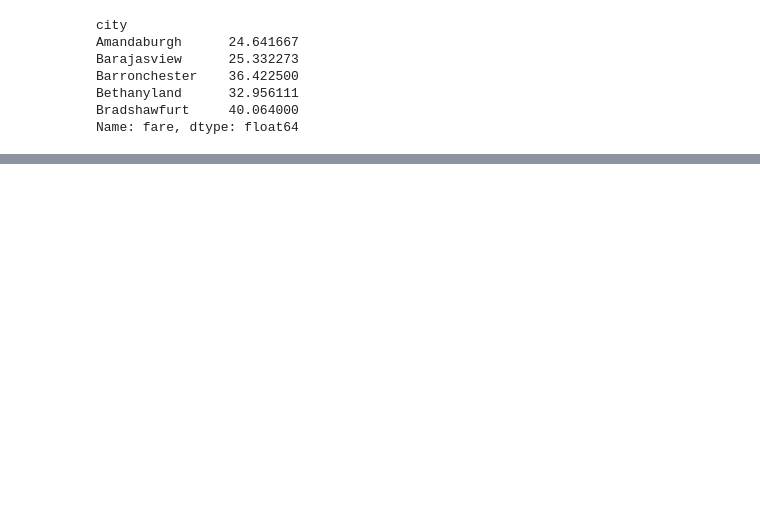
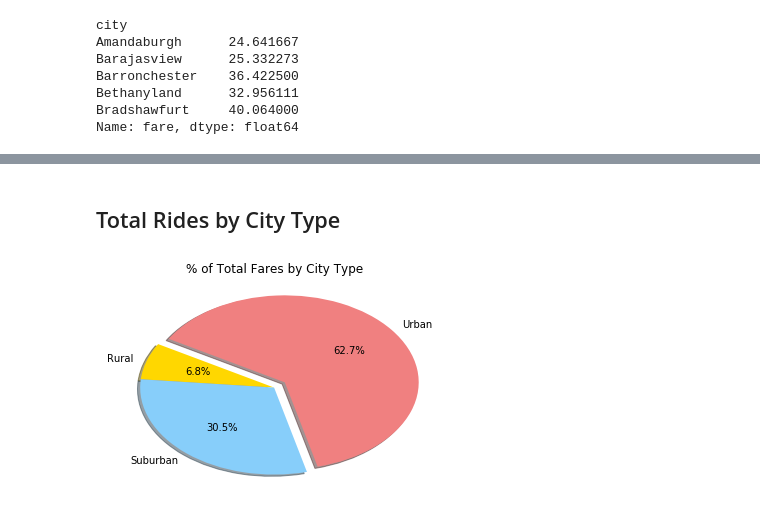
Before and after one commit to amritperera/Homework-5, a Jupyter notebook: Main/pyber.ipynb, the cells around one changed output, grey strips where cells are left out. Drawn from its saved outputs; the diff is of its cells as text; code cells hidden in the pictures; blank space fills up the shorter version.

```diff
--- a/Main/pyber.ipynb
+++ b/Main/pyber.ipynb
@@ -99,0 +95,13 @@ types = test.groupby('type')
+# %% [markdown]
+## Total Rides by City Type
+# %%
+types = test.groupby('type')
+total = types['fare'].sum()*100/test['fare'].sum()
+
+fig1, pie1 = plt.subplots()
+pie1.pie(total, explode=(0,0,.1), labels=["Rural","Suburban","Urban"], colors=['gold','lightskyblue','lightcoral'], autopct='%1.1f%%',
+        shadow=True, startangle=150)
+plt.title('% of Total Fares by City Type')
+plt.show()
+# %% [output]
+[figure, added]
```
Also changed, not shown: parts of 10 cells of this notebook.
